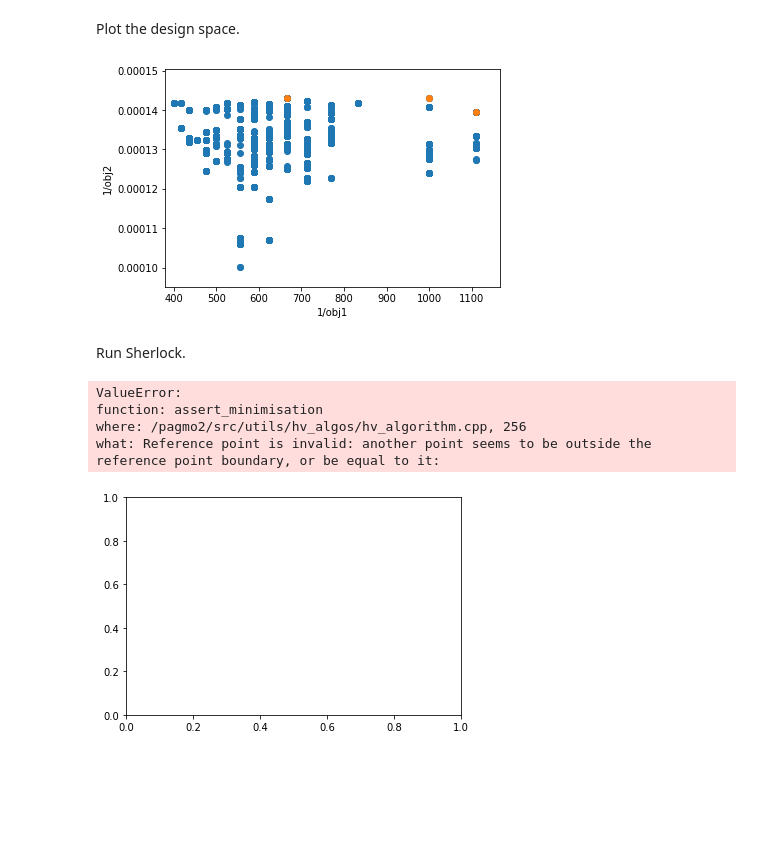
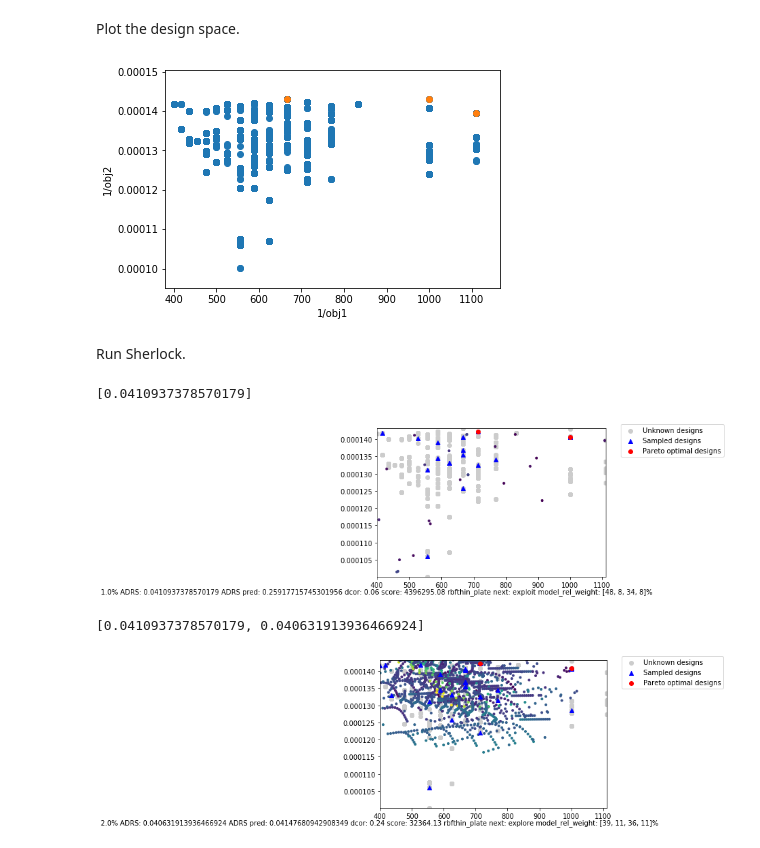
Before and after one commit to KastnerRG/Spector-HLS, a Jupyter notebook: histogram/results/Sherlock/catapult_latency.ipynb, the cells around one changed output. Cells and saved outputs as stored; diff of their text form; code cells hidden in the pictures; blank space fills up the shorter version.

Commit message:
Added hist sherlock

```diff
--- a/histogram/results/Sherlock/catapult_latency.ipynb
+++ b/histogram/results/Sherlock/catapult_latency.ipynb
@@ -29,7 +29,7 @@ logging.basicConfig(format='%(asctime)s %(levelname)s:%(message)s', level=loggin
 # %% [markdown]
 Read the design space.
 # %%
-X, y, _, names, _ = read_design_space('../csv/catapult_histogram_latency_sherlock.csv',
+X, y, _, names, _ = read_design_space('../csv/catapult_histogram_latency_sherlock2.csv',
                                       use_hint=False, random_factor=0.0, hint_random_factor=0.0,
                                       return_names=True)
 # %% [markdown]
@@ -45,7 +45,7 @@ plt.xlim(left=y[:,0].min()*0.95, right=y[:,0].max()*1.05)
 plt.ylim(bottom=y[:,1].min()*0.95, top=y[:,1].max()*1.05)
 plt.show()
 # %% [output]
-[figure, old version]
+[figure, new version]
 # %% [markdown]
 Run Sherlock.
 # %%
@@ -53,31 +53,28 @@ err=list()
 # %%
 sherlock = Sherlock(
     n_init=5,
     budget=int(X.shape[0]*0.01),
-    surrogate_type="rbfthin_plate-rbf_multiquadric-randomforest", #rbfthin_plate-rbf_multiquadric-randomforest-gpy
+    surrogate_type="rbfthin_plate-rbf_multiquadric-randomforest-gpy", #rbfthin_plate-rbf_multiquadric-randomforest-gpy
     kernel="matern",
     num_restarts=0,
     pareto_margin=0,
     y_hint=None,
     output_stats="", #"adrs,dcor,dcor_energy,entropy,pareto_score,next_action",
     plot_design_space=True,
     use_ted_in_loop=False,
     request_output=lambda y, idx: None,
     action_only=None,
     n_hint_init=0,
     scale_output=True,
     use_trace_as_prior=True,
     model_selection_type="mab10")
 
 sherlock.fit(X).predict(X,y)
 err.append(adrs(y, sherlock.known_idx, approximate=True))
 print(err)
 # %% [output]
-ValueError:
-function: assert_minimisation
-where: /pagmo2/src/utils/hv_algos/hv_algorithm.cpp, 256
-what: Reference point is invalid: another point seems to be outside the reference point boundary, or be equal to it:
+[0.0410937378570179]
-[figure, old version]
+[figure, new version]
 # %%
 sherlock = Sherlock(
     n_init=5,
@@ -100,6 +97,9 @@ sherlock = Sherlock(
 sherlock.fit(X).predict(X,y)
 err.append(adrs(y, sherlock.known_idx, approximate=True))
 print(err)
+# %% [output]
+[0.0410937378570179, 0.040631913936466924]
+[figure, added]
 # %%
 sherlock = Sherlock(
     n_init=5,
```
Also changed, not shown: parts of 4 cells of this notebook, 3 other files.
